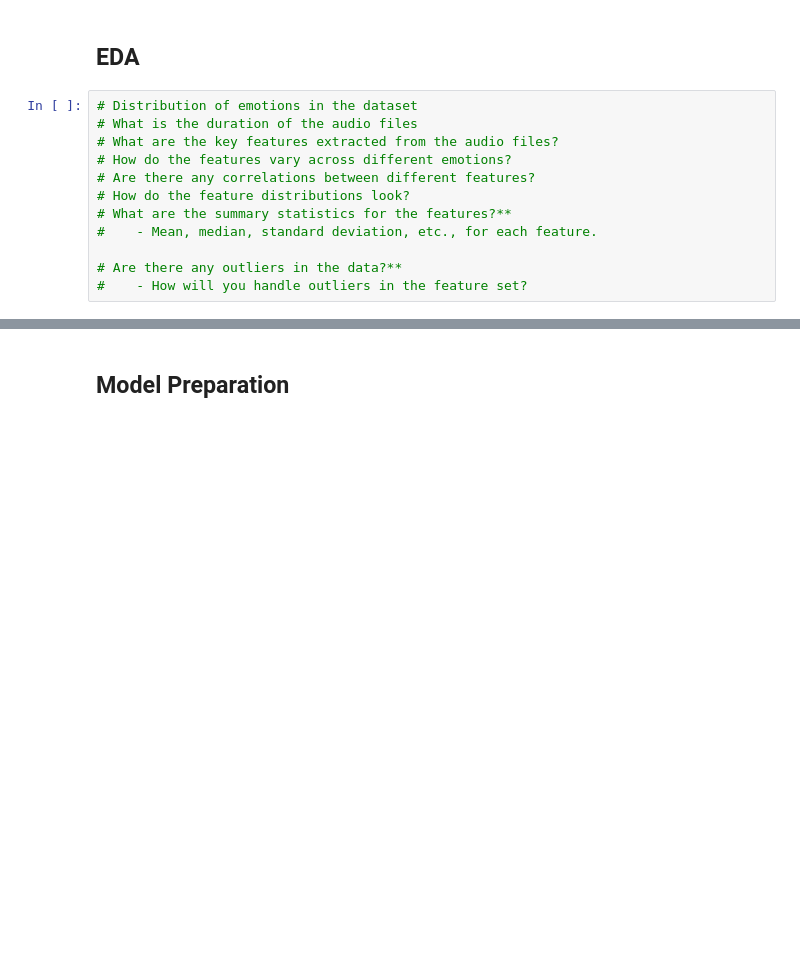
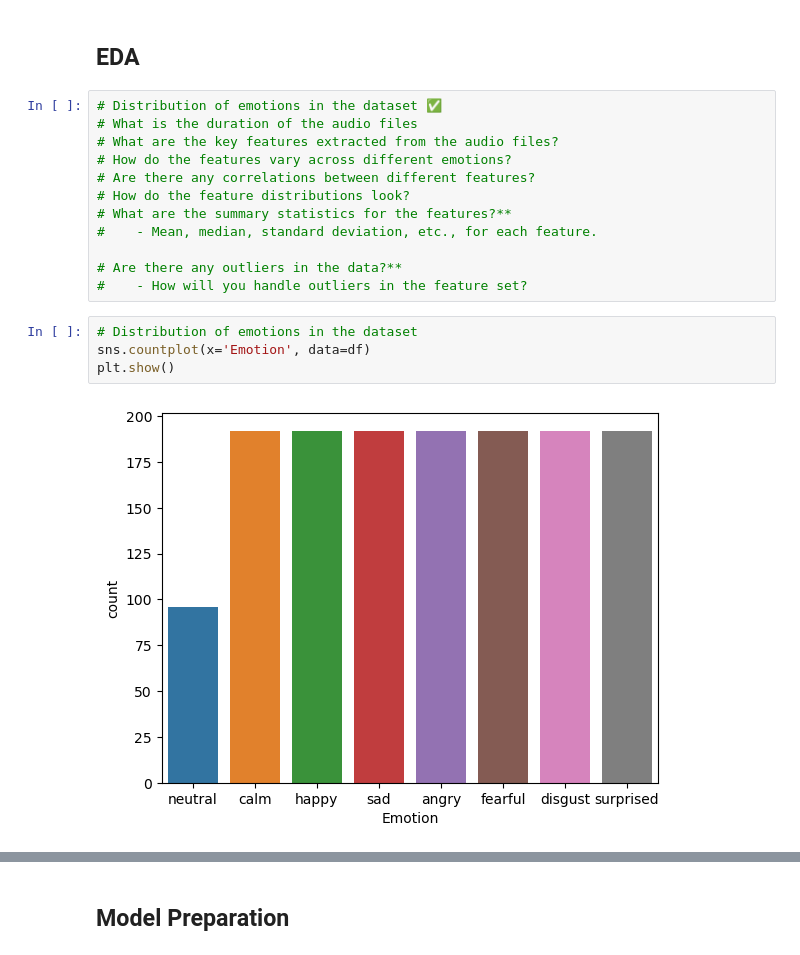
Before and after one commit to MoominHana/speech-emotion-recognition, a Jupyter notebook: project/emotion_recognition.ipynb, the cells around one changed output, grey strips where cells are left out. Saved outputs shown, nothing was run; the diff lists cells and outputs as text; blank space fills up the shorter version.

```diff
--- a/project/emotion_recognition.ipynb
+++ b/project/emotion_recognition.ipynb
@@ -52,7 +54,7 @@ Name: count, dtype: int64
 # %% [markdown]
 ## EDA
 # %%
-# Distribution of emotions in the dataset
+# Distribution of emotions in the dataset ✅
 # What is the duration of the audio files
 # What are the key features extracted from the audio files?
 # How do the features vary across different emotions?
@@ -63,3 +65,9 @@ Name: count, dtype: int64
 
 # Are there any outliers in the data?**
 #    - How will you handle outliers in the feature set?
+# %%
+# Distribution of emotions in the dataset
+sns.countplot(x='Emotion', data=df)
+plt.show()
+# %% [output]
+[figure, added]
```
Also changed, not shown: parts of 7 cells of this notebook, 1 other file.
